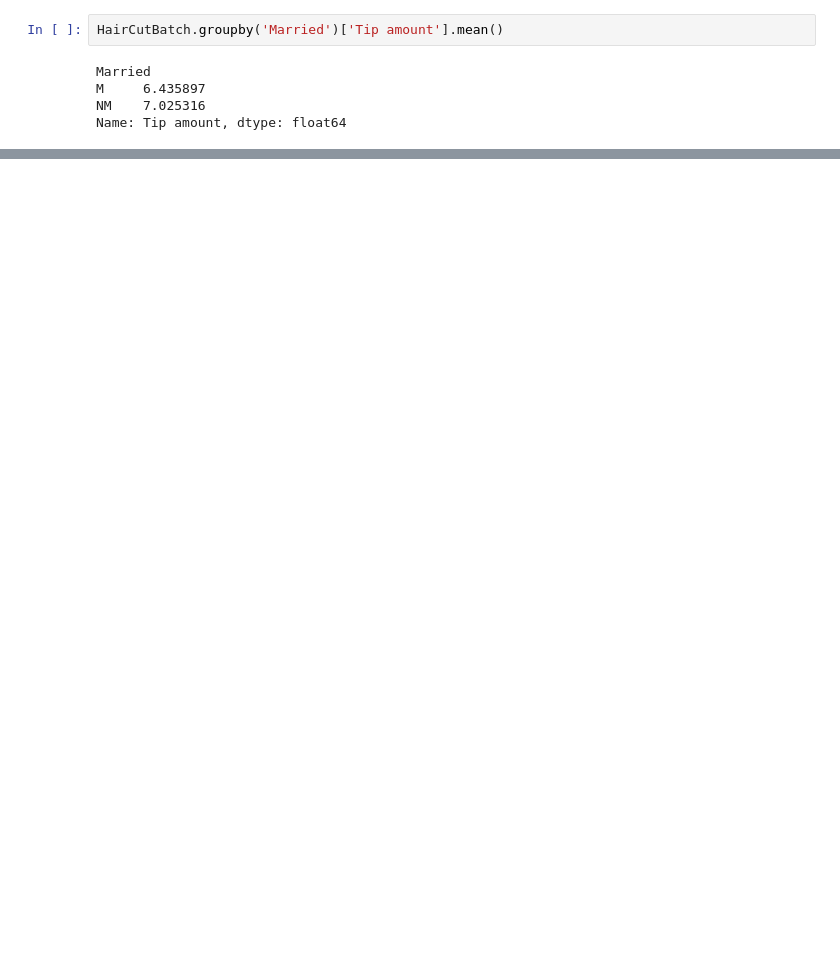
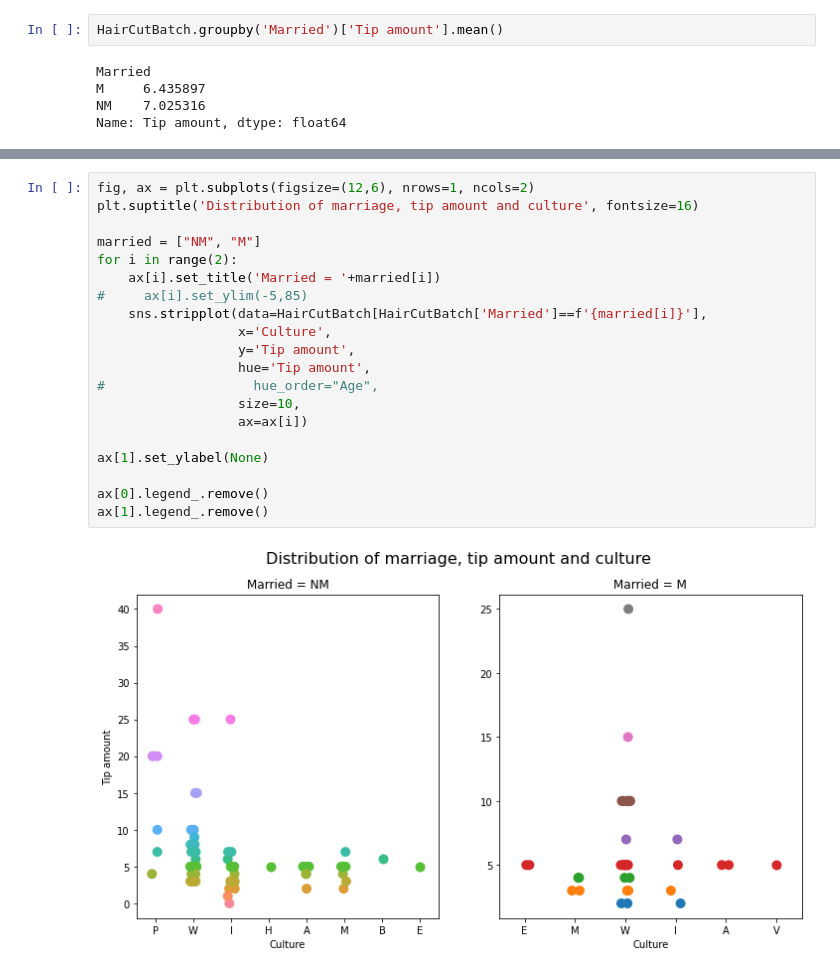
Before and after one commit to ingimar-eyfjord/Hair_tip_data_analysis, a Jupyter notebook: Hair_tip_data_analysis.ipynb, the cells around one changed output, grey strips where cells are left out. Cells and saved outputs as stored; diff of their text form; blank space fills up the shorter version.

```diff
--- a/Hair_tip_data_analysis.ipynb
+++ b/Hair_tip_data_analysis.ipynb
@@ -65,3 +83,25 @@ with sns.plotting_context('notebook',font_scale=1.2):
+# %%
+fig, ax = plt.subplots(figsize=(12,6), nrows=1, ncols=2)
+plt.suptitle('Distribution of marriage, tip amount and culture', fontsize=16)
+
+married = ["NM", "M"]
+for i in range(2):
+    ax[i].set_title('Married = '+married[i])
+#     ax[i].set_ylim(-5,85)
+    sns.stripplot(data=HairCutBatch[HairCutBatch['Married']==f'{married[i]}'],
+                  x='Culture',
+                  y='Tip amount',
+                  hue='Tip amount',
+#                   hue_order="Age",
+                  size=10,
+                  ax=ax[i])
+
+ax[1].set_ylabel(None)
+
+ax[0].legend_.remove()
+ax[1].legend_.remove()
+# %% [output]
+[figure, added]
 # %%
 fig, ax = plt.subplots(figsize=(12,6), nrows=1, ncols=2)
 plt.suptitle('Distribution of marriage, tip amount and culture', fontsize=16)
```
Also changed, not shown: parts of 11 cells of this notebook.
